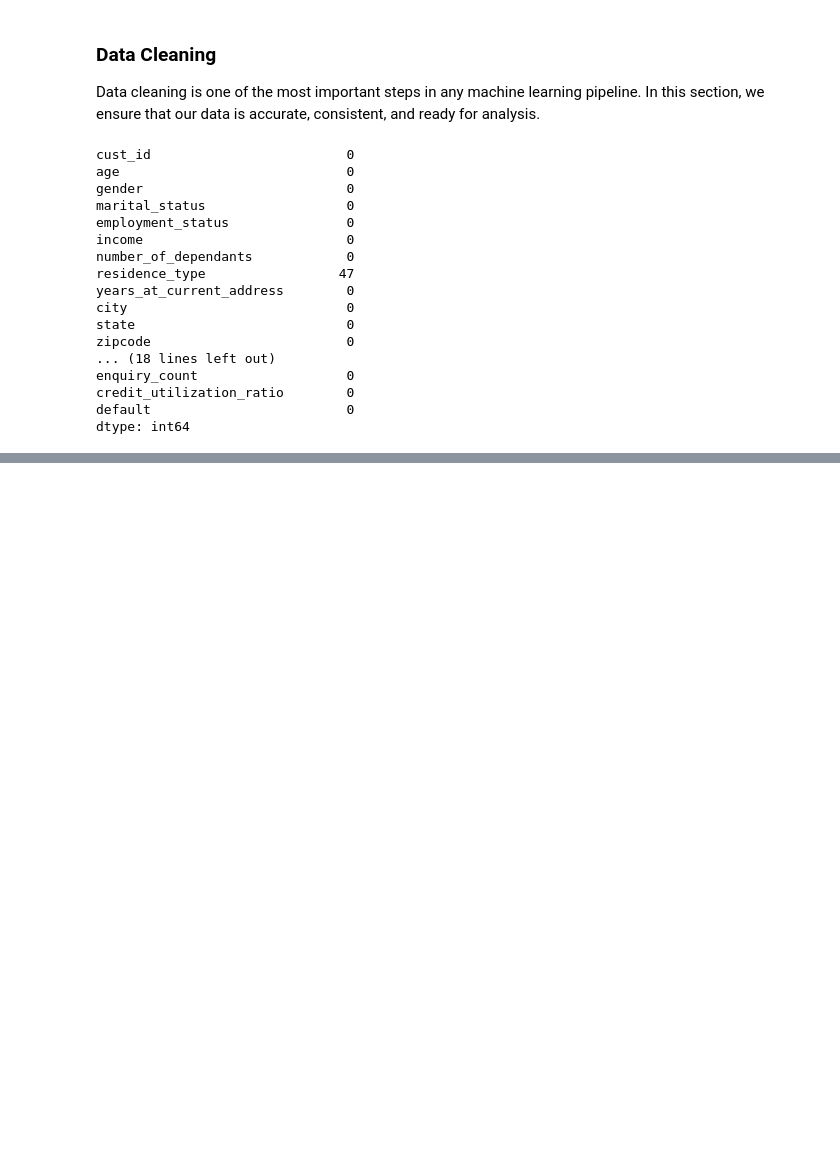
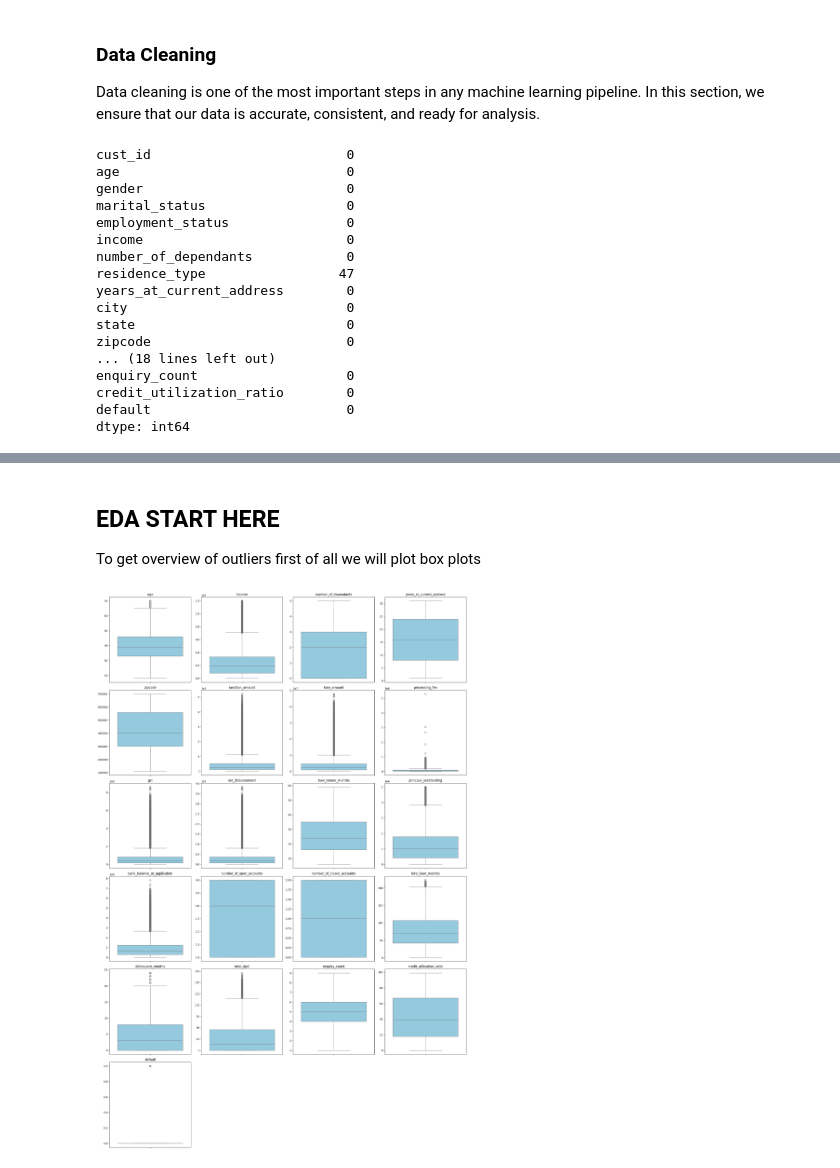
Before and after one commit to mohsinbhatti77/Classification, a Jupyter notebook: NoteBooks/1_data_cleaning.ipynb, the cells around one changed output, grey strips where cells are left out. Saved outputs shown, nothing was run; the diff lists cells and outputs as text; code cells hidden in the pictures; blank space fills up the shorter version.

```diff
--- a/NoteBooks/1_data_cleaning.ipynb
+++ b/NoteBooks/1_data_cleaning.ipynb
@@ -155,0 +156,3 @@ dtype: int64
+# %%
+mode_residence = df_train.residence_type.mode()[0]
+mode_residence
@@ -155,0 +161,3 @@ dtype: int64
+# %%
+df_train.residence_type.fillna(mode_residence, inplace=True)
+df_train.residence_type.unique()
@@ -155,0 +198,5 @@ dtype: int64
+# %%
+columns_continous = df_train.select_dtypes(include=['int64', 'float64']).columns.tolist()
+
+# Select categorical columns (object or category types)
+columns_categorical = df_train.select_dtypes(include=['object', 'category']).columns.tolist()
@@ -155,0 +238,29 @@ dtype: int64
+# %% [markdown]
+## EDA START HERE
+To get overview of outliers first of all we will plot box plots
+# %%
+import matplotlib.pyplot as plt
+import seaborn as sns
+import math
+
+
+# Determine how many rows are needed (4 plots per row)
+num_cols = len(columns_continous)
+cols_per_row = 4
+num_rows = math.ceil(num_cols / cols_per_row)
+
+# Set the figure size dynamically based on number of rows
+plt.figure(figsize=(20, 5 * num_rows))
+
+# Create boxplots for each numeric column
+for i, col in enumerate(columns_continous, 1):
+    plt.subplot(num_rows, cols_per_row, i)
+    sns.boxplot(data=df_train, y=col, color='skyblue')
+    plt.title(col, fontsize=12)
+    plt.xlabel('')
+    plt.ylabel('')
+
+plt.tight_layout()
+plt.show()
+# %% [output]
+[figure, added]
```
Also changed, not shown: parts of 13 cells of this notebook.
